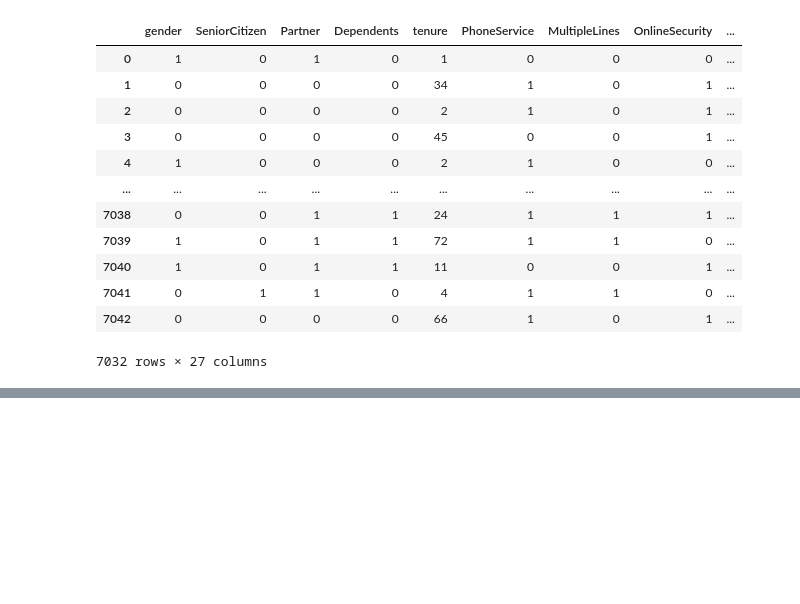
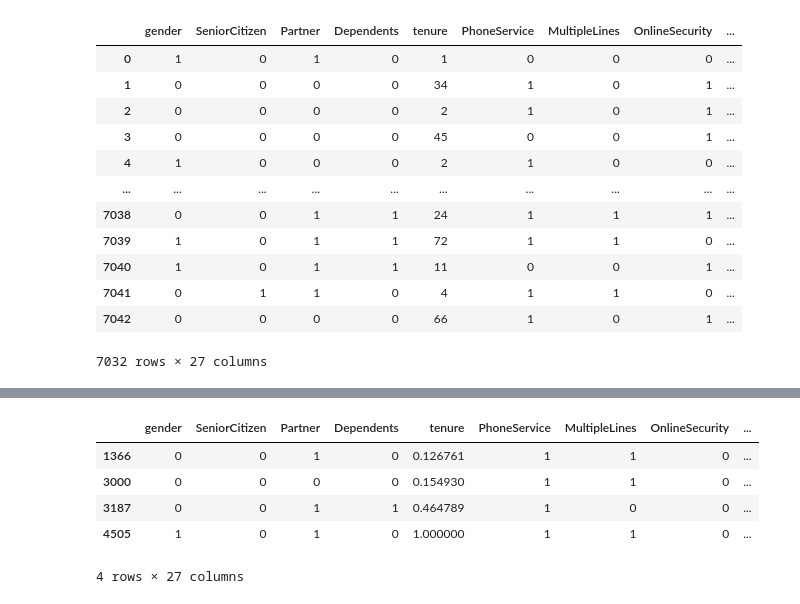
Before and after one commit to Vivekadile/Deep-learning-journey, a Jupyter notebook: notebooks/ANN/Customer_churn_telecom.ipynb, the cells around one changed output, grey strips where cells are left out. Cells and saved outputs as stored; diff of their text form; code cells hidden in the pictures; blank space fills up the shorter version.

```diff
--- a/notebooks/ANN/Customer_churn_telecom.ipynb
+++ b/notebooks/ANN/Customer_churn_telecom.ipynb
@@ -510,0 +537,2 @@ df2
+# %%
+df['TotalCharges'].fillna(df['TotalCharges'].mean(), inplace=True)
@@ -510,0 +541,11 @@ df2
+# %%
+import numpy as np
+
+df2['TotalCharges'] = df2['TotalCharges'].replace('', np.nan)
+# %%
+cols_to_scale =['tenure','MonthlyCharges','TotalCharges']
+
+from sklearn.preprocessing import MinMaxScaler
+scaler=MinMaxScaler()
+
+df2[cols_to_scale]=scaler.fit_transform(df[cols_to_scale])
@@ -510,0 +598,9 @@ df2
+# %%
+df2.sample(4)
+# %% [output]
+|  | gender | SeniorCitizen | Partner | Dependents | tenure | PhoneService | MultipleLines | OnlineSecurity | ... |
+| 1366 | 0 | 0 | 1 | 0 | 0.126761 | 1 | 1 | 0 | ... |
+| 3000 | 0 | 0 | 0 | 0 | 0.154930 | 1 | 1 | 0 | ... |
+| 3187 | 0 | 0 | 1 | 1 | 0.464789 | 1 | 0 | 0 | ... |
+| 4505 | 1 | 0 | 1 | 0 | 1.000000 | 1 | 1 | 0 | ... |
+4 rows × 27 columns
```
Also changed, not shown: parts of 22 cells of this notebook.
